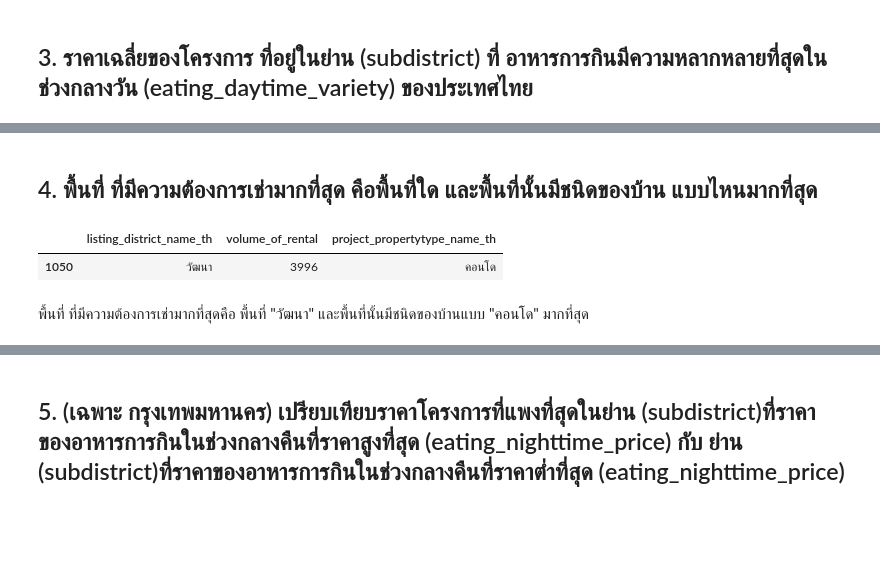
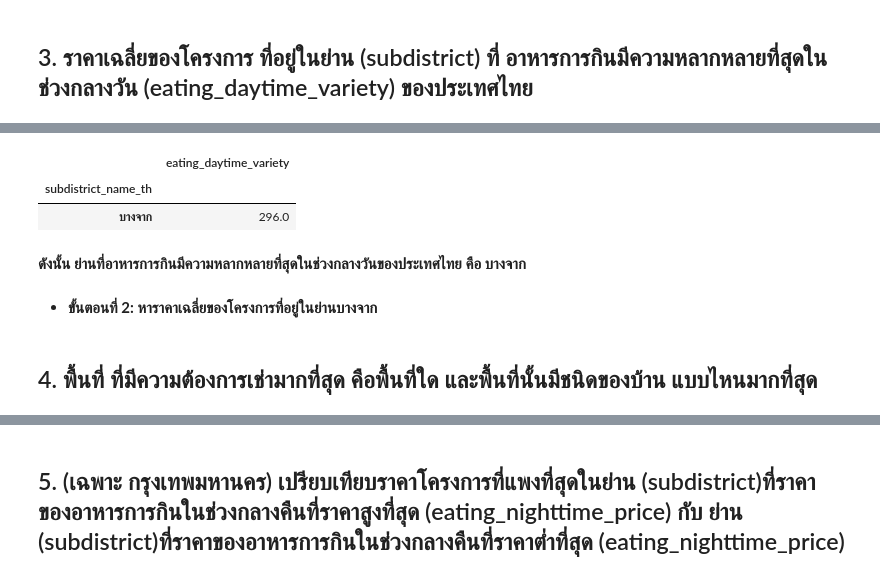
Before and after one commit to NewtonSawitta/BasicProg_DataViz65, a Jupyter notebook: midterm65.ipynb, the cells around one changed output, grey strips where cells are left out. Saved outputs shown, nothing was run; the diff lists cells and outputs as text; code cells hidden in the pictures; blank space fills up the shorter version.

```diff
--- a/midterm65.ipynb
+++ b/midterm65.ipynb
@@ -131,9 +159,12 @@ dataall[dataall['volume_of_rental']==dataall['volume_of_rental'].max()][['name_t
+# %%
+E[E['eating_daytime_variety']>=296.0]
+# %% [output]
+|  | eating_daytime_variety |
+| subdistrict_name_th |  |
+| บางจาก | 296.0 |
+# %% [markdown]
+**ดังนั้น ย่านที่อาหารการกินมีความหลากหลายที่สุดในช่วงกลางวันของประเทศไทย คือ บางจาก**
+# %% [markdown]
+- **ขั้นตอนที่ 2: หาราคาเฉลี่ยของโครงการที่อยู่ในย่านบางจาก**
 # %% [markdown]
 ## 4. พื้นที่ ที่มีความต้องการเช่ามากที่สุด คือพื้นที่ใด และพื้นที่นั้นมีชนิดของบ้าน แบบไหนมากที่สุด
-# %%
-rent[rent['volume_of_rental']==rent['volume_of_rental'].max()][['listing_district_name_th','volume_of_rental','project_propertytype_name_th']]
-# %% [output]
-|  | listing_district_name_th | volume_of_rental | project_propertytype_name_th |
-| 1050 | วัฒนา | 3996 | คอนโด |
-# %% [markdown]
-พื้นที่ ที่มีความต้องการเช่ามากที่สุดคือ พื้นที่ "วัฒนา" และพื้นที่นั้นมีชนิดของบ้านแบบ "คอนโด" มากที่สุด
```
Also changed, not shown: parts of 21 cells of this notebook.
